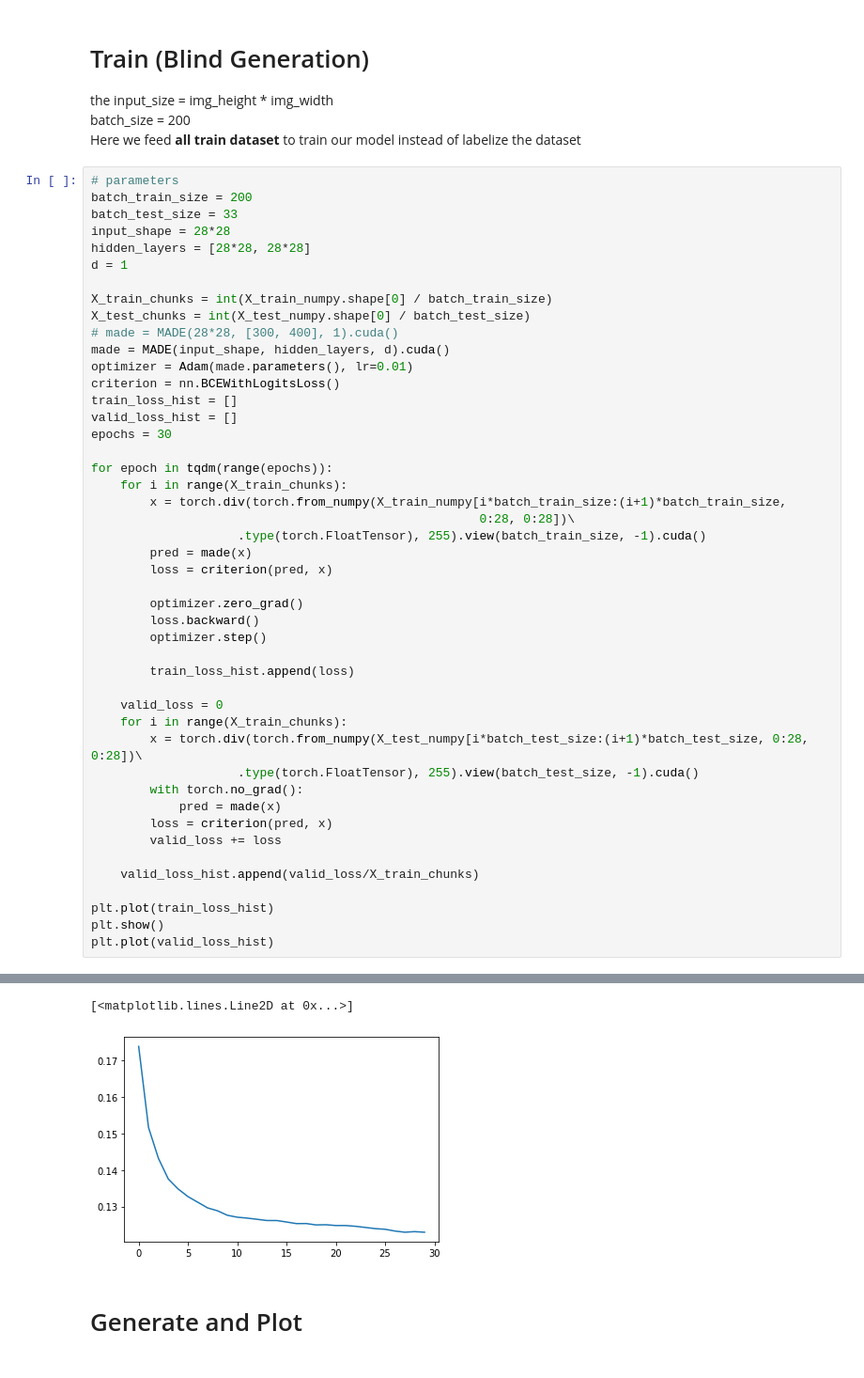
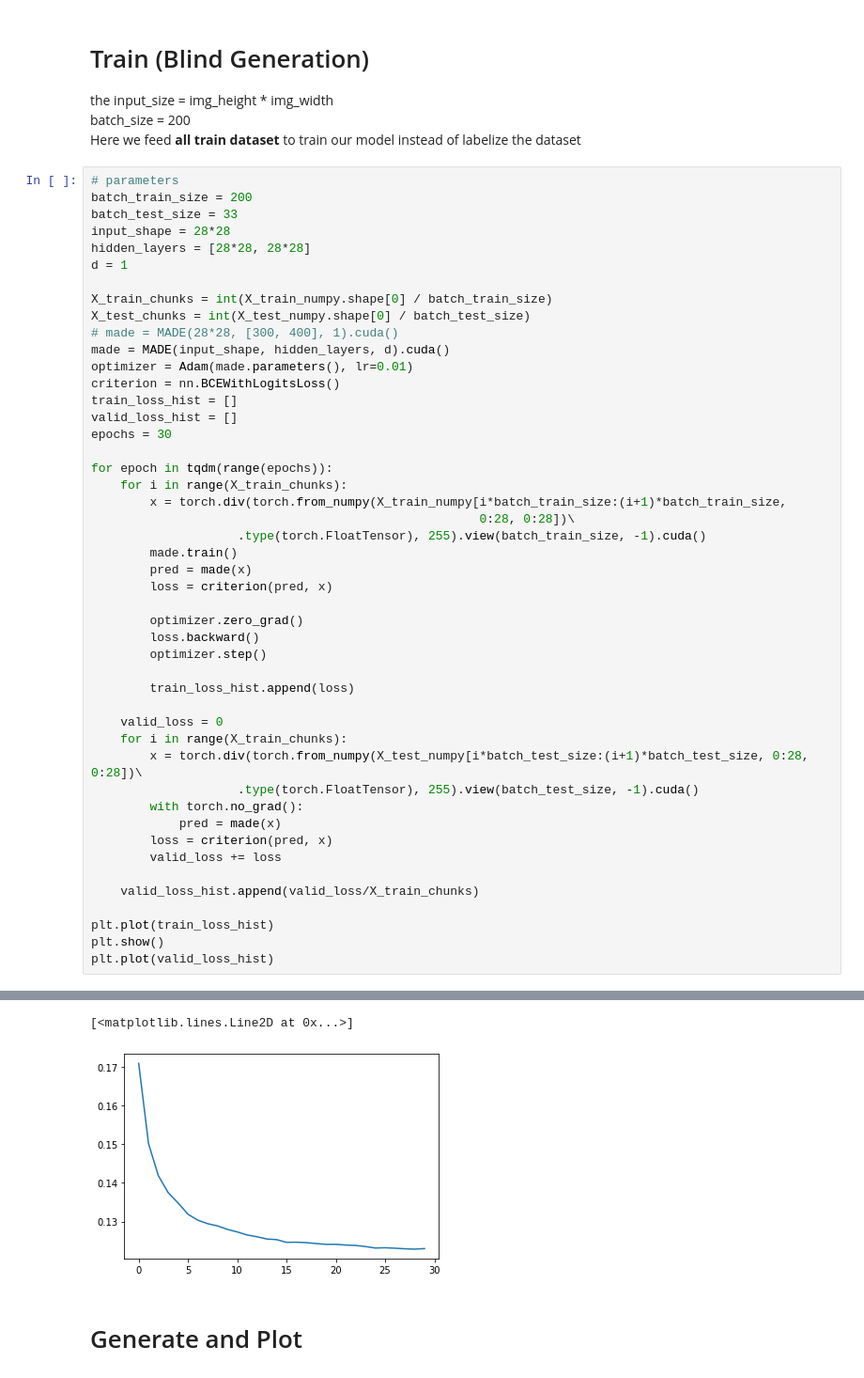
Before and after one commit to liushuyu6666/AI_relative, a Jupyter notebook: Normalizing_flow/MAF/MADE.ipynb, the cells around one changed output, grey strips where cells are left out. Shown at 94% size. Saved outputs shown, nothing was run; the diff lists cells and outputs as text.

```diff
--- a/Normalizing_flow/MAF/MADE.ipynb
+++ b/Normalizing_flow/MAF/MADE.ipynb
@@ -236,34 +230,35 @@ for epoch in tqdm(range(epochs)):
     for i in range(X_train_chunks):
         x = torch.div(torch.from_numpy(X_train_numpy[i*batch_train_size:(i+1)*batch_train_size,
                                                      0:28, 0:28])\
                     .type(torch.FloatTensor), 255).view(batch_train_size, -1).cuda()
+        made.train()
         pred = made(x)
         loss = criterion(pred, x)
 
         optimizer.zero_grad()
         loss.backward()
         optimizer.step()
 
         train_loss_hist.append(loss)
 
     valid_loss = 0
     for i in range(X_train_chunks):
         x = torch.div(torch.from_numpy(X_test_numpy[i*batch_test_size:(i+1)*batch_test_size, 0:28, 0:28])\
                     .type(torch.FloatTensor), 255).view(batch_test_size, -1).cuda()
         with torch.no_grad():
             pred = made(x)
         loss = criterion(pred, x)
         valid_loss += loss
 
     valid_loss_hist.append(valid_loss/X_train_chunks)
 
 plt.plot(train_loss_hist)
 plt.show()
 plt.plot(valid_loss_hist)
 # %% [output]
 [figure]
 [<matplotlib.lines.Line2D at 0x...>]
-[figure, old version]
+[figure, new version]
 # %% [markdown]
 Generate and Plot
 ======================
```
Also changed, not shown: parts of 5 cells of this notebook.
